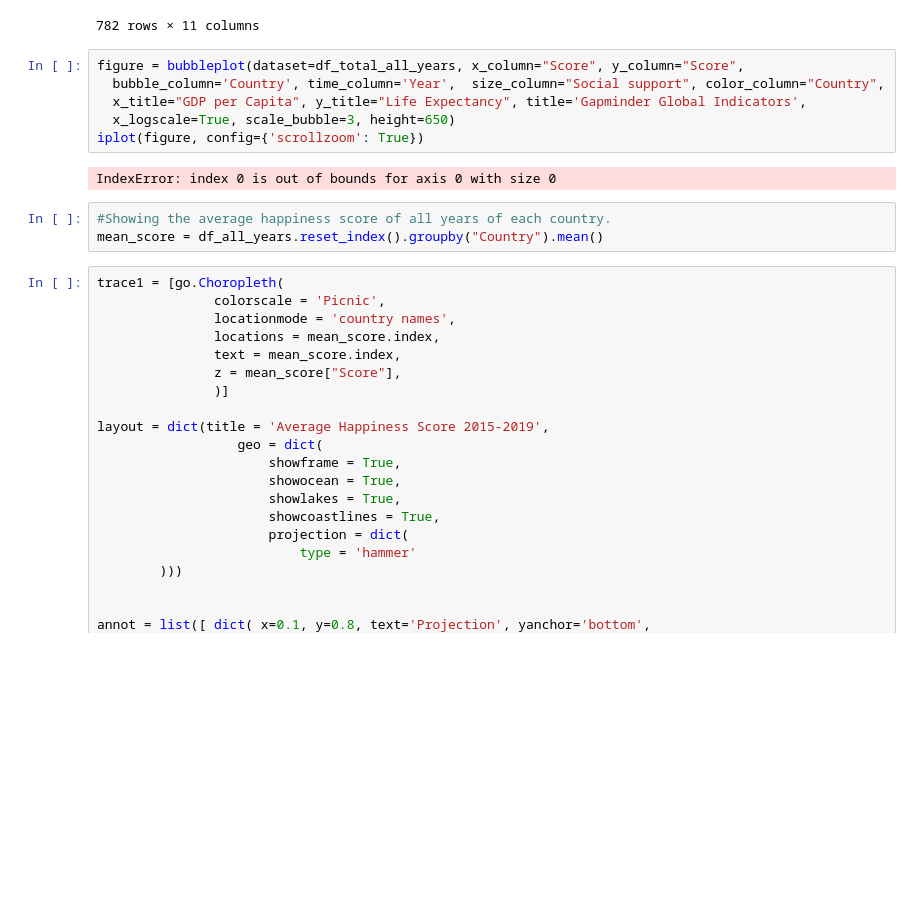
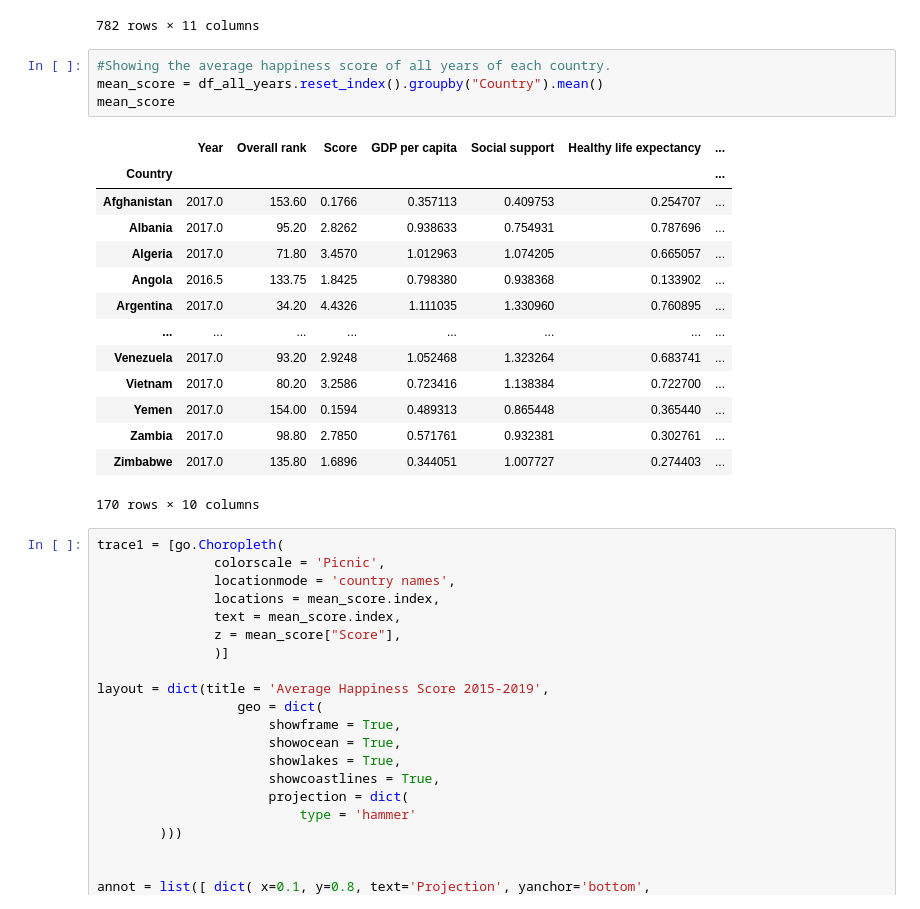
Before and after one commit to RoxannaW/Project_world_happiness, a Jupyter notebook: src/main.ipynb, the cells around one changed output. Cells and saved outputs as stored; diff of their text form; blank space fills up the shorter version.

```diff
--- a/src/main.ipynb
+++ b/src/main.ipynb
@@ -726,17 +812,25 @@ df_total_all_years
 | 780 | Central African Republic | 2019 | 155 | -0.213 | 0.02600 | 0.00000 | 0.10500 | ... |
 | 781 | South Sudan | 2019 | 156 | -0.673 | 0.30600 | 0.57500 | 0.29500 | ... |
 782 rows × 11 columns
-# %%
-figure = bubbleplot(dataset=df_total_all_years, x_column="Score", y_column="Score",
-  bubble_column='Country', time_column='Year',  size_column="Social support", color_column="Country",
-  x_title="GDP per Capita", y_title="Life Expectancy", title='Gapminder Global Indicators',
-  x_logscale=True, scale_bubble=3, height=650)
-iplot(figure, config={'scrollzoom': True})
-# %% [output]
-IndexError: index 0 is out of bounds for axis 0 with size 0
 # %%
 #Showing the average happiness score of all years of each country.
 mean_score = df_all_years.reset_index().groupby("Country").mean()
+mean_score
+# %% [output]
+|  | Year | Overall rank | Score | GDP per capita | Social support | Healthy life expectancy | ... |
+| Country |  |  |  |  |  |  | ... |
+| Afghanistan | 2017.0 | 153.60 | 0.1766 | 0.357113 | 0.409753 | 0.254707 | ... |
+| Albania | 2017.0 | 95.20 | 2.8262 | 0.938633 | 0.754931 | 0.787696 | ... |
+| Algeria | 2017.0 | 71.80 | 3.4570 | 1.012963 | 1.074205 | 0.665057 | ... |
+| Angola | 2016.5 | 133.75 | 1.8425 | 0.798380 | 0.938368 | 0.133902 | ... |
+| Argentina | 2017.0 | 34.20 | 4.4326 | 1.111035 | 1.330960 | 0.760895 | ... |
+| ... | ... | ... | ... | ... | ... | ... | ... |
+| Venezuela | 2017.0 | 93.20 | 2.9248 | 1.052468 | 1.323264 | 0.683741 | ... |
+| Vietnam | 2017.0 | 80.20 | 3.2586 | 0.723416 | 1.138384 | 0.722700 | ... |
+| Yemen | 2017.0 | 154.00 | 0.1594 | 0.489313 | 0.865448 | 0.365440 | ... |
+| Zambia | 2017.0 | 98.80 | 2.7850 | 0.571761 | 0.932381 | 0.302761 | ... |
+| Zimbabwe | 2017.0 | 135.80 | 1.6896 | 0.344051 | 1.007727 | 0.274403 | ... |
+170 rows × 10 columns
 # %%
 trace1 = [go.Choropleth(
                colorscale = 'Picnic',
```
Also changed, not shown: parts of 69 cells of this notebook, 3 other files.
